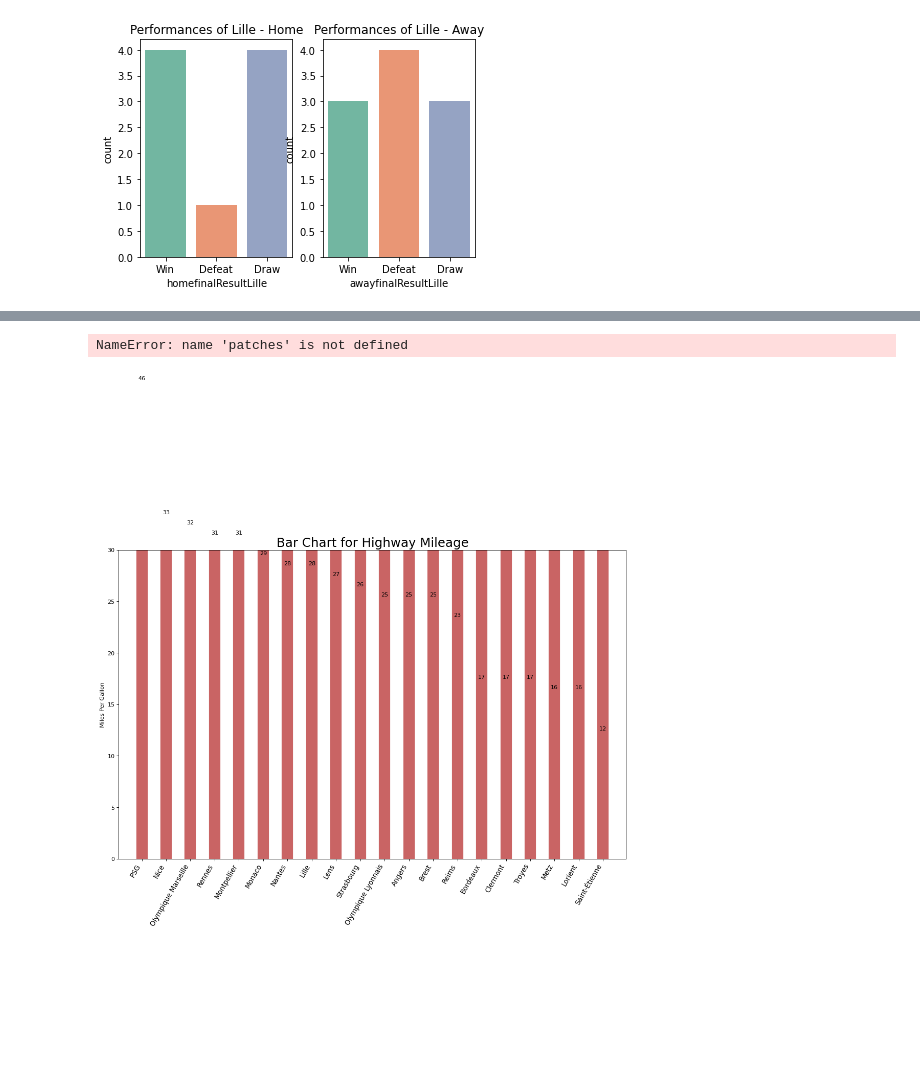
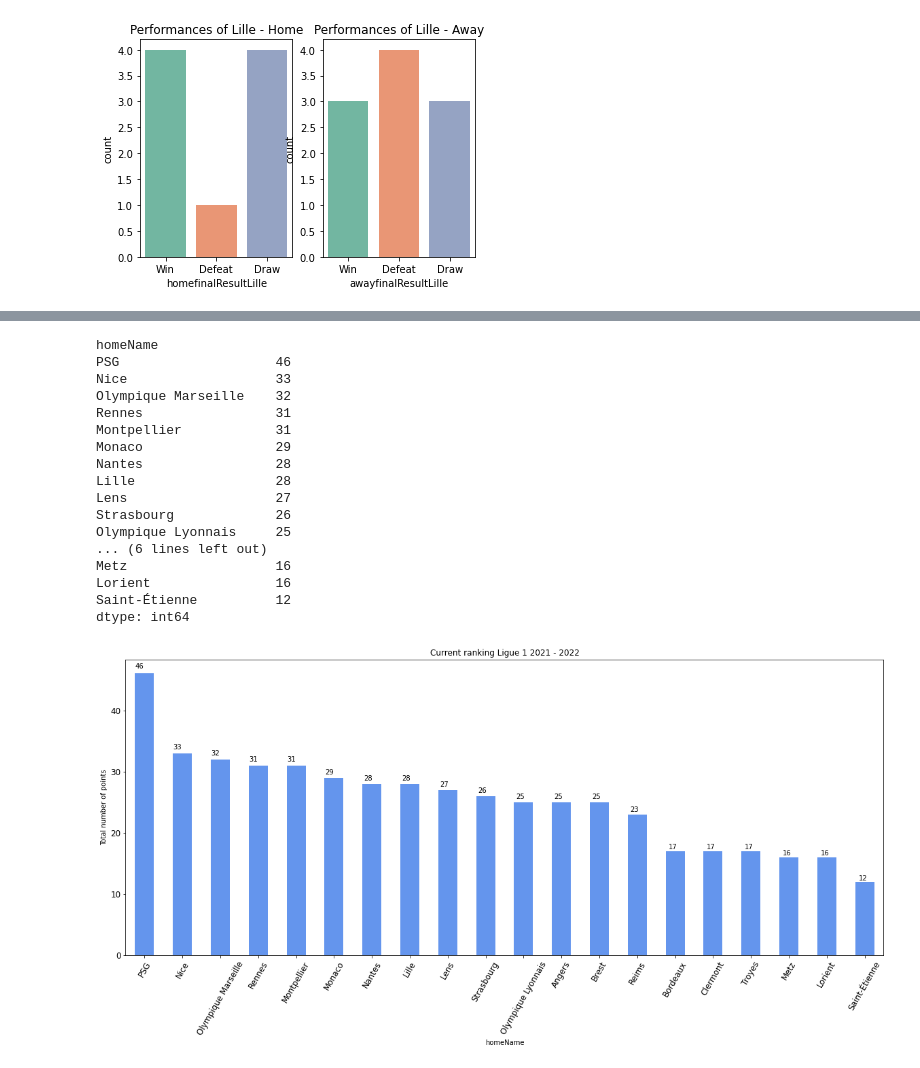
Before and after one commit to Tchouanga12/Advanced_analysis, a Jupyter notebook: FinalProject/Data_Handling_tools/Dev_Test.ipynb, the cells around one changed output, grey strips where cells are left out. Saved outputs shown, nothing was run; the diff lists cells and outputs as text; code cells hidden in the pictures; blank space fills up the shorter version.

Commit message:
Added the last command
Added the last command and did code review

```diff
--- a/FinalProject/Data_Handling_tools/Dev_Test.ipynb
+++ b/FinalProject/Data_Handling_tools/Dev_Test.ipynb
@@ -476,22 +408,44 @@ dtype: int64
-# %%
-fig, ax = plt.subplots(figsize=(16,10), facecolor='white', dpi= 80)
-ax.vlines(x=ranking_ligue1_current_season.index, ymin=0, ymax=ranking_ligue1_current_season[0], color='firebrick', alpha=0.7, linewidth=20)
-
-# Annotate Text
-for i, cty in enumerate(ranking_ligue1_current_season):
-    ax.text(i, cty+0.5, round(cty, 1), horizontalalignment='center')
-
-# Title, Label, Ticks and Ylim
-ax.set_title('Bar Chart for Highway Mileage', fontdict={'size':22})
-ax.set(ylabel='Miles Per Gallon', ylim=(0, 30))
-plt.xticks(ranking_ligue1_current_season.index, rotation=60, horizontalalignment='right', fontsize=12)
-
-# Add patches to color the X axis labels
-p1 = patches.Rectangle((.57, -0.005), width=.33, height=.13, alpha=.1, facecolor='green', transform=fig.transFigure)
-p2 = patches.Rectangle((.124, -0.005), width=.446, height=.13, alpha=.1, facecolor='red', transform=fig.transFigure)
-fig.add_artist(p1)
-fig.add_artist(p2)
-plt.show()
-# %% [output]
-NameError: name 'patches' is not defined
-[figure, removed]
+# %%
+## SIXTH COMMAND
+
+# Total number of points earned by each team at home in Ligue 1 2021-2022
+total_pts_earned_at_home_per_team = data_finished_fixtures_ligue1.groupby('homeName').sum()
+total_pts_earned_at_home_per_team['pts_earned_homeName']
+# Total number of points earned by each team away in Ligue 1 2021-2022
+total_pts_earned_away_per_team = data_finished_fixtures_ligue1.groupby('awayName').sum()
+total_pts_earned_away_per_team['pts_earned_awayName']
+# Current ranking Ligue 1 2021-2022
+total_pts_earned_each_team = total_pts_earned_at_home_per_team['pts_earned_homeName']+total_pts_earned_away_per_team['pts_earned_awayName']
+ranking_ligue1_current_season = total_pts_earned_each_team.sort_values(ascending=False)
+
+print(ranking_ligue1_current_season)
+
+# Plot current ranking Ligue 1 2021-2022
+ax = ranking_ligue1_current_season.plot.bar(x='Teams',
+                                        rot=60,
+                                        figsize=(20,8),
+                                        title='Current ranking Ligue 1 2021 - 2022',
+                                        ylabel='Total number of points',
+                                        color='cornflowerblue',
+                                        fontsize='large')
+for p in ax.patches:
+    ax.annotate(str(p.get_height()), (p.get_x() * 1.005, p.get_height() * 1.02))
+# %% [output]
+homeName
+PSG                    46
+Nice                   33
+Olympique Marseille    32
+Rennes                 31
+Montpellier            31
+Monaco                 29
+Nantes                 28
+Lille                  28
+Lens                   27
+Strasbourg             26
+Olympique Lyonnais     25
+... (6 lines left out)
+Metz                   16
+Lorient                16
+Saint-Étienne          12
+dtype: int64
+[figure, added]
```
Also changed, not shown: parts of 6 cells of this notebook.
